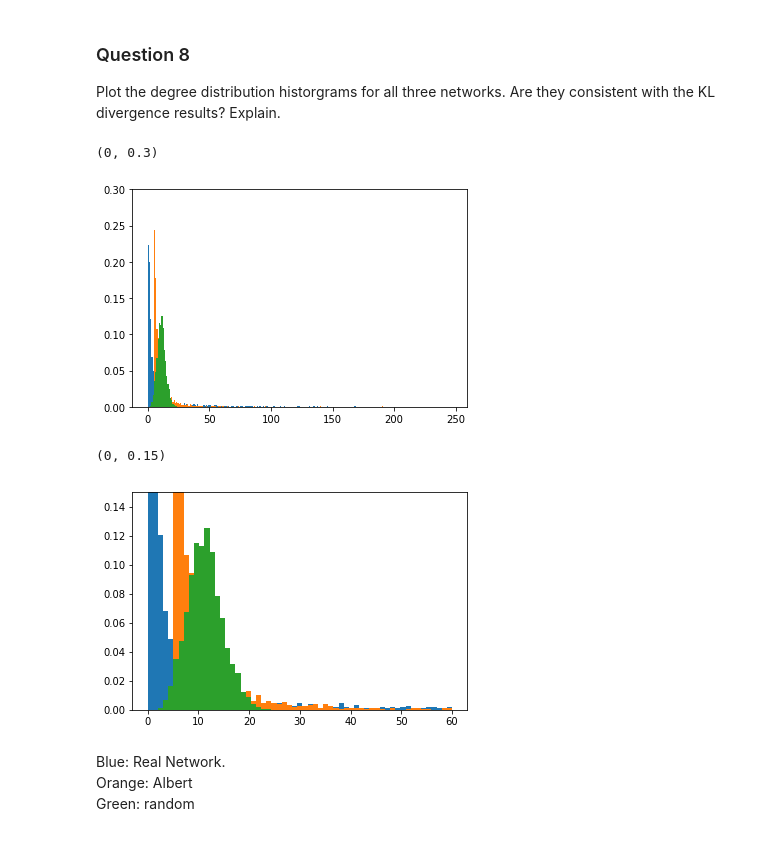
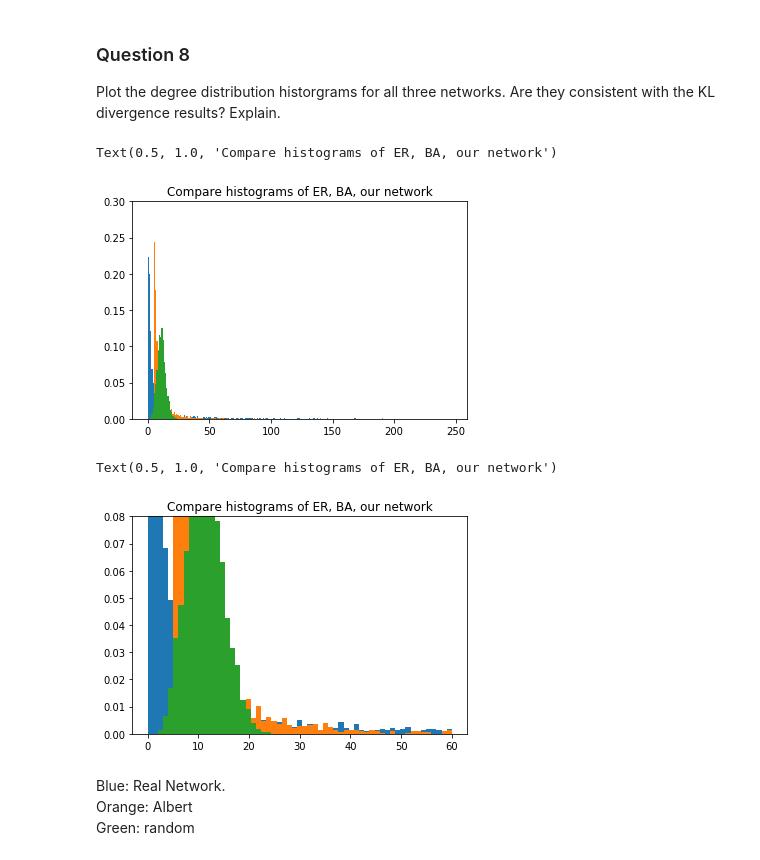
Before and after one commit to dsalathe/group_ntds, a Jupyter notebook: 2_network_models.ipynb, the cells around one changed output. Cells and saved outputs as stored; diff of their text form; code cells hidden in the pictures.

Commit message:
Added som new answers (text) for part 2

```diff
--- a/2_network_models.ipynb
+++ b/2_network_models.ipynb
@@ -398,24 +398,26 @@ Plot the degree distribution historgrams for all three networks. Are they consis
 # %%
 weights = np.ones_like(our_histo) / float(n_nodes)
 max_ = len(our_dist)
 b1 = np.linspace(0, max_, max_)
 plt.hist(our_histo, weights=weights, bins=b1)
 plt.hist(ba_histo, weights=weights, bins=b1)
 plt.hist(er_histo, weights=weights, bins=b1)
 plt.ylim((0, 0.3))
+plt.title("Compare histograms of ER, BA, our network")
 # %% [output]
-(0, 0.3)
+Text(0.5, 1.0, 'Compare histograms of ER, BA, our network')
-[figure, old version]
+[figure, new version]
 # %%
 # Second plot to see more details
 b2 = np.linspace(0, 60, 60)
 plt.hist(our_histo, weights=weights, bins=b2)
 plt.hist(ba_histo, weights=weights, bins=b2)
 plt.hist(er_histo, weights=weights, bins=b2)
-plt.ylim((0, 0.15))
+plt.ylim((0, 0.08))
+plt.title("Compare histograms of ER, BA, our network")
 # %% [output]
-(0, 0.15)
+Text(0.5, 1.0, 'Compare histograms of ER, BA, our network')
-[figure, old version]
+[figure, new version]
 # %% [markdown]
 Blue: Real Network. <br/>
 Orange: Albert <br/>
```
Also changed, not shown: parts of 6 cells of this notebook.
